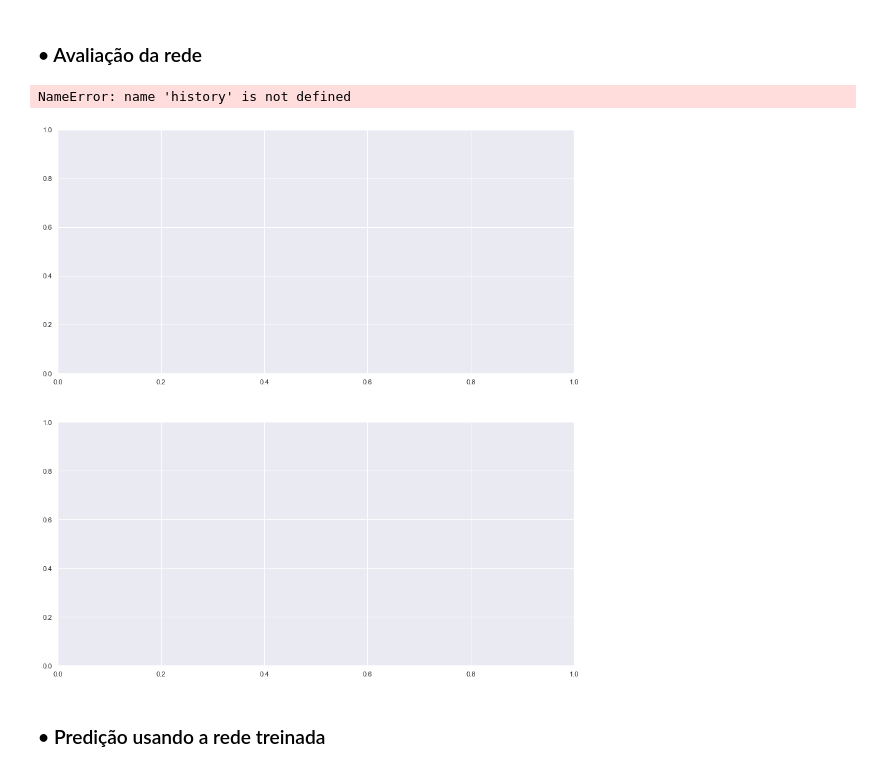
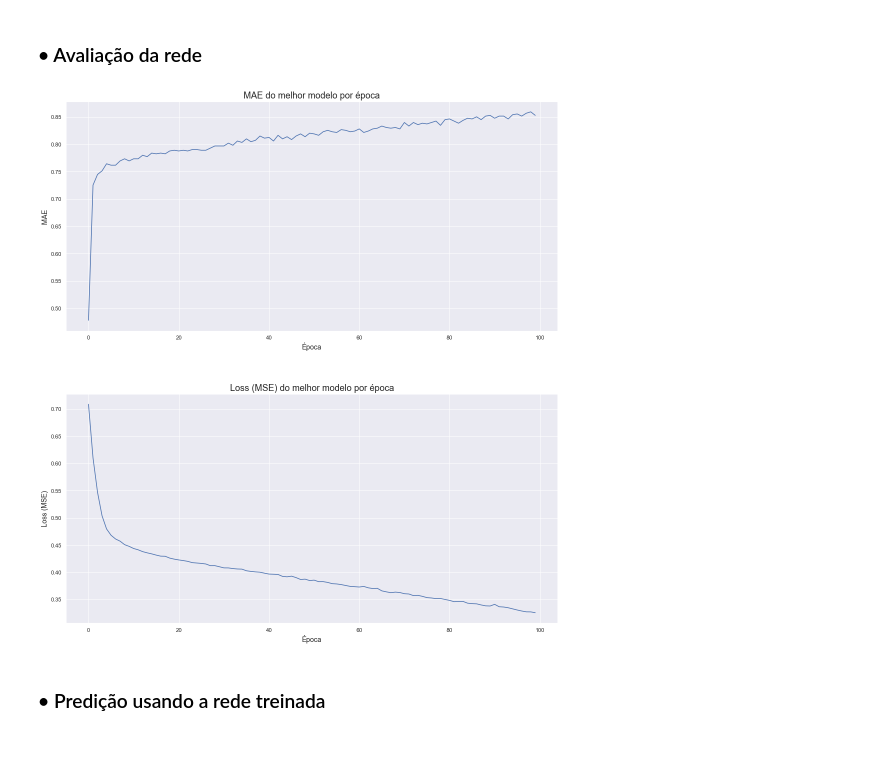
Before and after one commit to pedroboechat/COC361_InteligenciaComputacional, a Jupyter notebook: notebook_classification.ipynb, the cells around one changed output. Drawn from its saved outputs; the diff is of its cells as text; code cells hidden in the pictures.

Commit message:
feat: add classificator best estimator analysis

```diff
--- a/notebook_classification.ipynb
+++ b/notebook_classification.ipynb
@@ -360,5 +359,5 @@ WARNING:tensorflow:5 out of the last 13 calls to <function Model.make_predict_fu
 3/3 [==============================] - 0s 2ms/step
 3/3 [==============================] - 0s 2ms/step
 # %%
-with open("./data/classification/classifier_grid_result.pkl", "wb") as f:
-    pickle.dump(grid_result, f)
+# with open("./data/classification/classifier_grid_result.pkl", "wb") as f:
+#     pickle.dump(grid_result, f)
@@ -366,0 +364,3 @@ INFO:tensorflow:Assets written to: C:\Users\pedro\AppData\Local\Temp\tmpiinkedwb
+# %%
+with open("./data/classification/classifier_grid_result.pkl", "rb") as f:
+    grid_result = pickle.load(f)
@@ -367,29 +402,27 @@ INFO:tensorflow:Assets written to: C:\Users\pedro\AppData\Local\Temp\tmpiinkedwb
 # %% [markdown]
 ### • Avaliação da rede
+# %%
+history = grid_result.best_estimator_.history_
 # %%
 # Definição dos subplots
 fig, ax = plt.subplots(figsize=(15, 16), nrows=2)
 
-# Gráfico da acurácia do modelo por época
-ax[0].plot(history.history['accuracy'])
-ax[0].plot(history.history['val_accuracy'])
-ax[0].set_title('Acurácia do modelo por época', fontsize=18)
-ax[0].set_ylabel('Acurácia', fontsize=14)
+# Gráfico do MAE do modelo por época
+ax[0].plot(history['accuracy'])
+ax[0].set_title('MAE do melhor modelo por época', fontsize=18)
+ax[0].set_ylabel('MAE', fontsize=14)
 ax[0].set_xlabel('Época', fontsize=14)
-ax[0].legend(['Treino', 'Teste'], loc='upper left', fontsize=16)
 
 # Gráfico da loss do modelo por época
-ax[1].plot(history.history['loss'])
-ax[1].plot(history.history['val_loss'])
-ax[0].set_title('Loss do modelo por época', fontsize=18)
-ax[0].set_ylabel('Loss', fontsize=14)
-ax[0].set_xlabel('Época', fontsize=14)
-ax[0].legend(['Treino', 'Teste'], loc='upper left', fontsize=16)
+ax[1].plot(history['loss'])
+ax[1].set_title('\n\nLoss (MSE) do melhor modelo por época', fontsize=18)
+ax[1].set_ylabel('Loss (MSE)', fontsize=14)
+ax[1].set_xlabel('Época', fontsize=14)
 
 # Ajuste do layout do plot
-plt.tight_layout()
+fig.tight_layout(pad=2.0)
+plt.show()
 # %% [output]
-NameError: name 'history' is not defined
-[figure, old version]
+[figure, new version]
 # %% [markdown]
 ### • Predição usando a rede treinada
```
Also changed, not shown: parts of 11 cells of this notebook.
